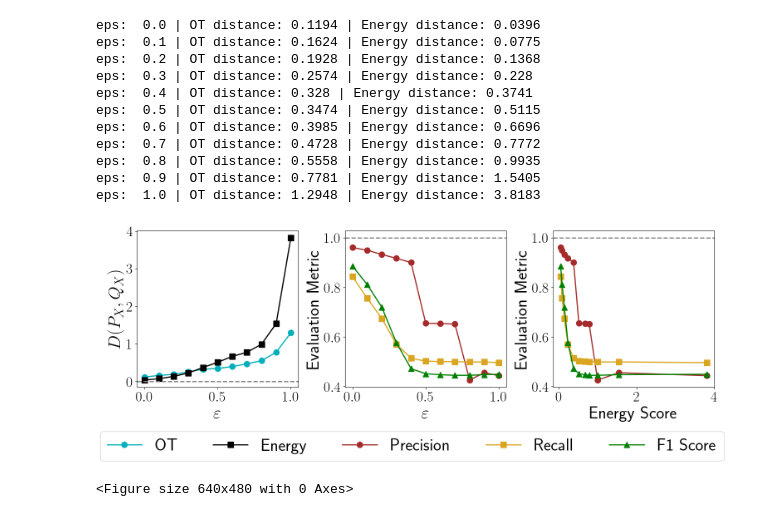
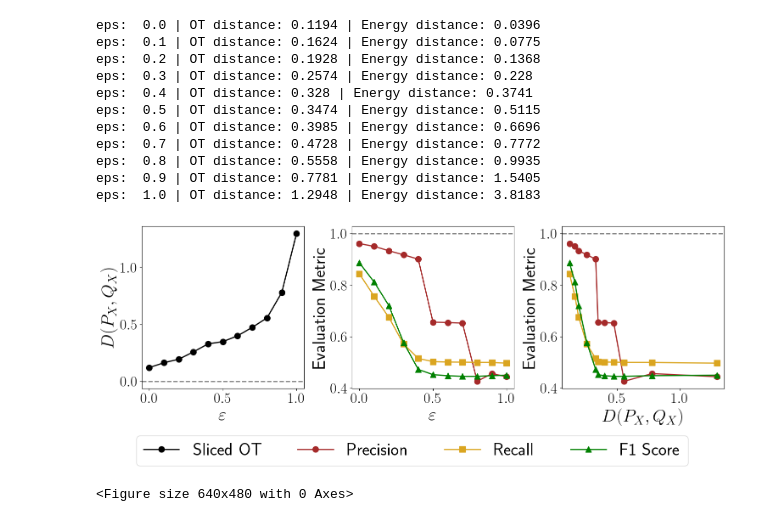
Before and after one commit to medhaaga/AWD-Biologging, a Jupyter notebook: notebooks/simulation_results.ipynb, the cells around one changed output. Cells and saved outputs as stored; diff of their text form; code cells hidden in the pictures.

```diff
--- a/notebooks/results.ipynb
+++ b/notebooks/simulation_results.ipynb
@@ -1003,40 +1006,40 @@ for i, eps in enumerate(eps_list):
 # %%
 fig, axs = plt.subplots(1, 3, figsize=(15,5))
 
-axs[0].plot(eps_list, exp_results['ot'], marker = 'o', color='#00afb9', markersize=10, label='OT')
-axs[0].plot(eps_list, exp_results['energy'], marker = 's', color='black', markersize=10, label='Energy')
+axs[0].plot(eps_list, exp_results['ot'], marker = 'o', color='black', markersize=10, label='Sliced OT')
+# axs[0].plot(eps_list, exp_results['energy'], marker = 's', color='black', markersize=10, label='Energy')
 axs[0].axhline(y=0.0, color='grey', linestyle='--')
 axs[0].set_xlabel(r"$\varepsilon$")
 axs[0].set_ylabel(r"$D(P_X, Q_X)$")
 
 axs[1].plot(eps_list, exp_results['precision'], marker = 'o', color='brown', markersize=10, label='Precision')
 axs[1].plot(eps_list, exp_results['recall'], marker = 's', color='goldenrod', markersize=10, label = 'Recall')
 axs[1].plot(eps_list, exp_results['f1_score'], marker = '^', color='green', markersize=10, label='F1 Score')
 axs[1].set_xlabel(r"$\varepsilon$")
 axs[1].set_ylabel("Evaluation Metric")
 axs[1].axhline(y=1.0, color='grey', linestyle='--')
 
-axs[2].plot(exp_results['energy'], exp_results['precision'], marker = 'o', color='brown', markersize=10)
-axs[2].plot(exp_results['energy'], exp_results['recall'], marker = 's', color='goldenrod', markersize=10)
-axs[2].plot(exp_results['energy'], exp_results['f1_score'], marker = '^', color='green', markersize=10)
-axs[2].set_xlabel("Energy Score")
+axs[2].plot(exp_results['ot'], exp_results['precision'], marker = 'o', color='brown', markersize=10)
+axs[2].plot(exp_results['ot'], exp_results['recall'], marker = 's', color='goldenrod', markersize=10)
+axs[2].plot(exp_results['ot'], exp_results['f1_score'], marker = '^', color='green', markersize=10)
+axs[2].set_xlabel(r"$D(P_X, Q_X)$")
 axs[2].set_ylabel("Evaluation Metric")
 axs[2].axhline(y=1.0, color='grey', linestyle='--')
 
 # Create a common legend
 handles, labels = [], []
 for ax in axs:
     h, l = ax.get_legend_handles_labels()
     handles.extend(h)
     labels.extend(l)
 
 fig.legend(handles, labels, loc='lower center', ncol=5, bbox_to_anchor=(0.5, -0.2), bbox_transform=fig.transFigure)
 
 plt.tight_layout()
 plt.savefig(os.path.join(plots_dir, 'distribution_shift-performance_decay.png'), dpi=300, bbox_inches='tight')
 plt.show()
 # %% [output]
-[figure, old version]
+[figure, new version]
 # %%
 eps=0.0
 model_dir = os.path.join(training_results_dir, f"eps{eps}")
```
Also changed, not shown: parts of 10 cells of this notebook, 19 other files.
